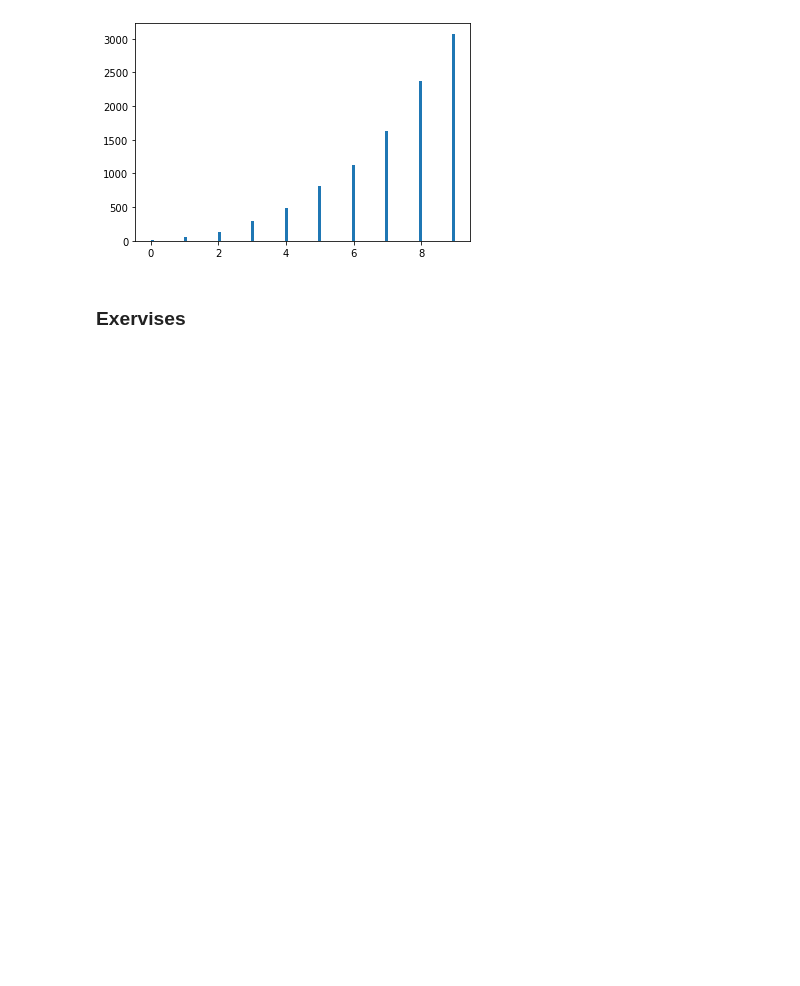
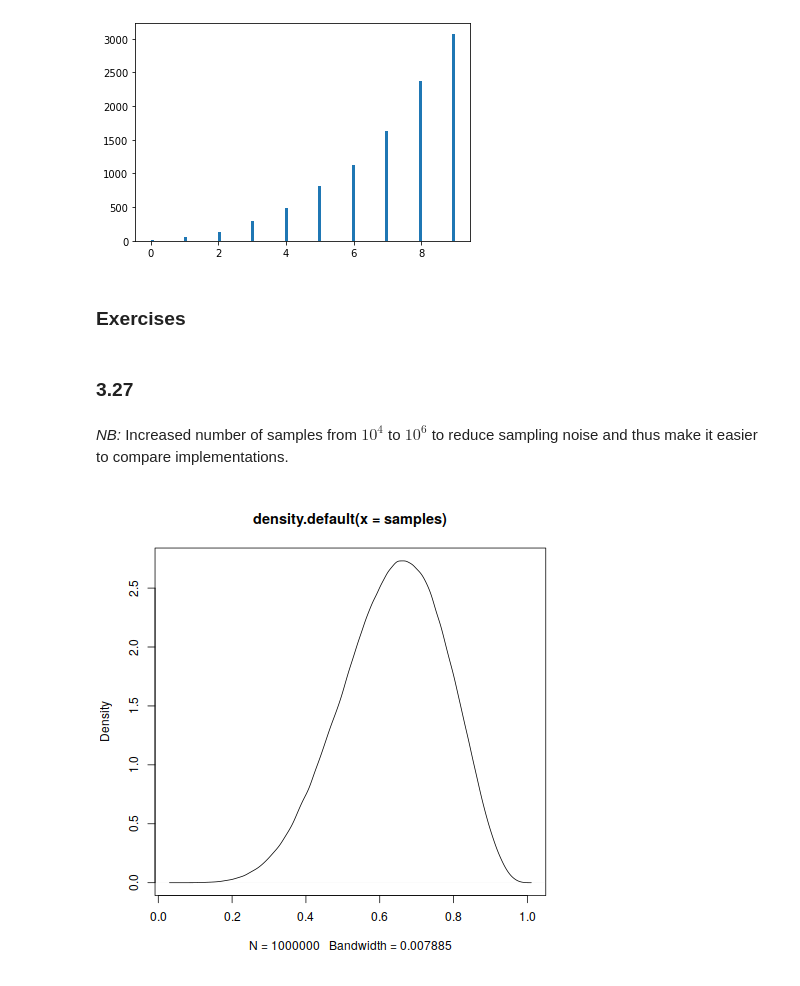
Before and after one commit to kms15/reading_notes, a Jupyter notebook: StatisticalRethinking/StatisticalRethinkingCh3.ipynb, the cells around one changed output. Drawn from its saved outputs; the diff is of its cells as text; code cells hidden in the pictures; blank space fills up the shorter version.

```diff
--- a/StatisticalRethinking/StatisticalRethinkingCh3.ipynb
+++ b/StatisticalRethinking/StatisticalRethinkingCh3.ipynb
@@ -435,4 +435,8 @@ plt.hist(w, bins=100);
 # %% [output]
 [figure]
 # %% [markdown]
-### Exervises
+### Exercises
+# %% [markdown]
+### 3.27
+# %% [markdown]
+*NB:* Increased number of samples from $10^4$ to $10^6$ to reduce sampling noise and thus make it easier to compare implementations.
@@ -438,0 +453,14 @@ plt.hist(w, bins=100);
+# %%
+p_grid = tf.linspace(0., 1., 1000)
+prior = tf.ones_like(p_grid)
+likelihood = tfd.Binomial(9, probs=p_grid).prob(6)
+posterior = likelihood*prior
+posterior = posterior / tf.reduce_sum(posterior)
+tf.random.set_seed(100)
+samples = tf.gather(p_grid, tfd.Categorical(probs=posterior).sample(10**6))
+# %%
+%%R
+
+plot(density(samples))
+# %% [output]
+[figure, added]
```
Also changed, not shown: parts of 23 cells of this notebook.
